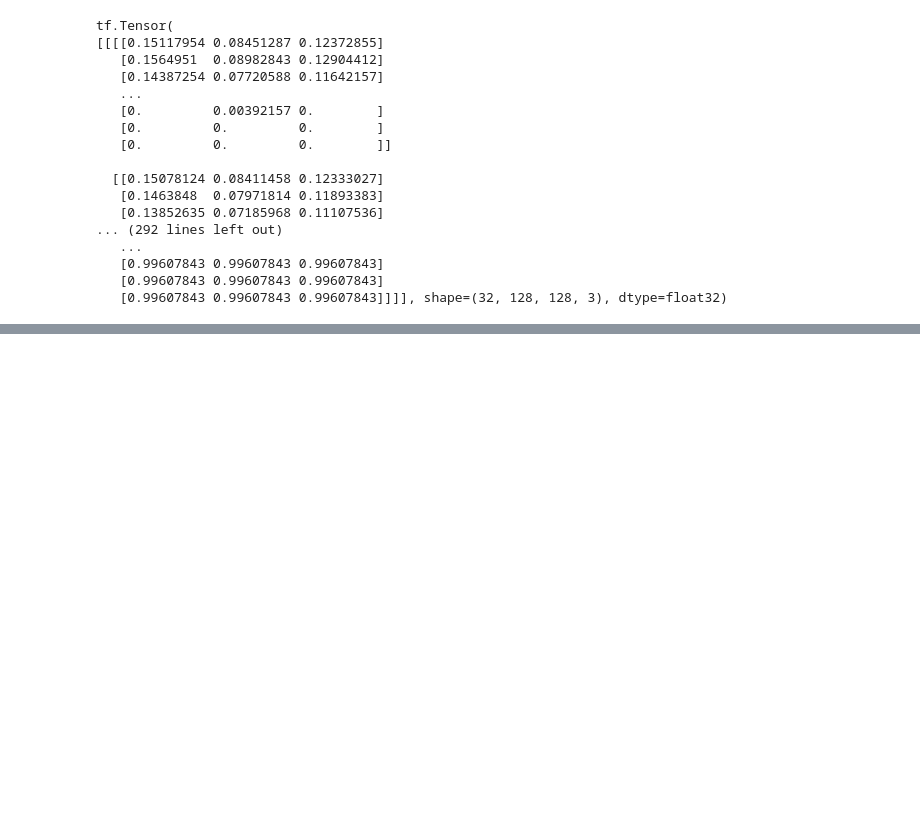
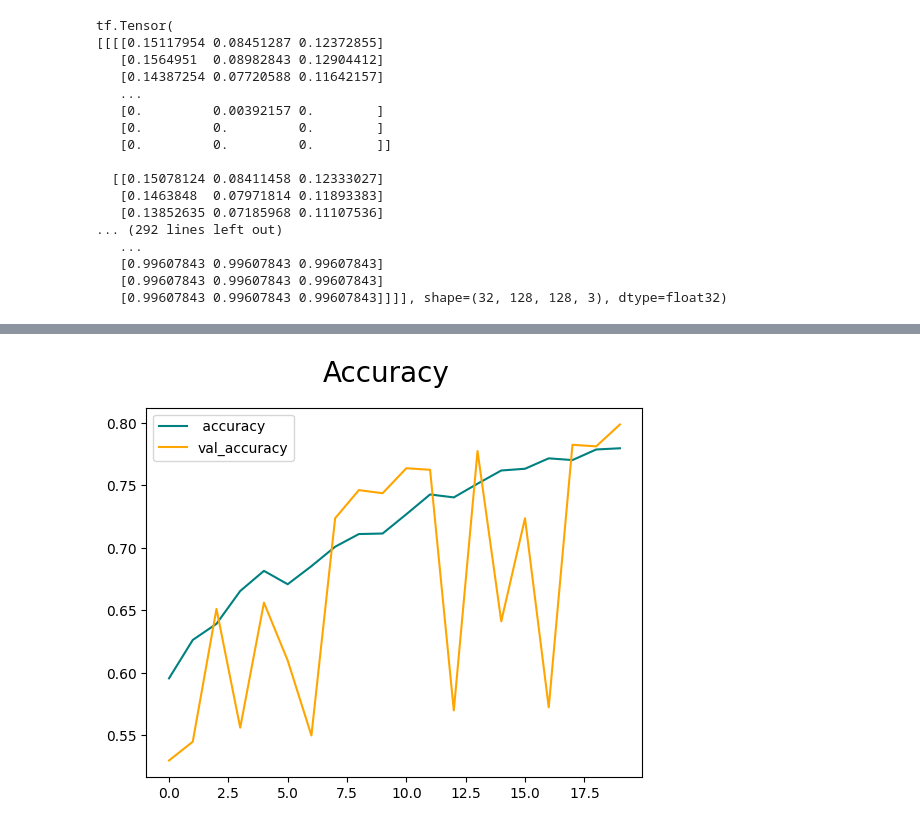
Before and after one commit to Ravihara2000/Cats-Dogs-Identifier, a Jupyter notebook: Cats_Dogs_classifier.ipynb, the cells around one changed output, grey strips where cells are left out. Cells and saved outputs as stored; diff of their text form; code cells hidden in the pictures; blank space fills up the shorter version.

Commit message:
model evaluation done

```diff
--- a/Cats_Dogs_classifier.ipynb
+++ b/Cats_Dogs_classifier.ipynb
@@ -175,3 +175,15 @@ Total params: 3325825 (12.69 MB)
 Trainable params: 3325569 (12.69 MB)
 Non-trainable params: 256 (1.00 KB)
 _________________________________________________________________
+# %%
+#compiled model architecture
+model.compile(optimizer=tf.keras.optimizers.Adam(),
+loss=tf.keras.losses.BinaryCrossentropy(),
+              metrics=['accuracy'])
+# %%
+start_time = time.time ()
+history = model.fit(train_data,
+epochs=20,
+validation_data=validation_data)
+
+end_time=time.time()
@@ -177,0 +208,9 @@ _________________________________________________________________
+# %%
+fig = plt.figure()
+plt.plot (history. history['accuracy'], color='teal',label=" accuracy")
+plt.plot (history.history['val_accuracy'], color='orange', label='val_accuracy')
+fig.suptitle('Accuracy', fontsize=20)
+plt. legend()
+plt.show()
+# %% [output]
+[figure, added]
```
Also changed, not shown: parts of 8 cells of this notebook.
